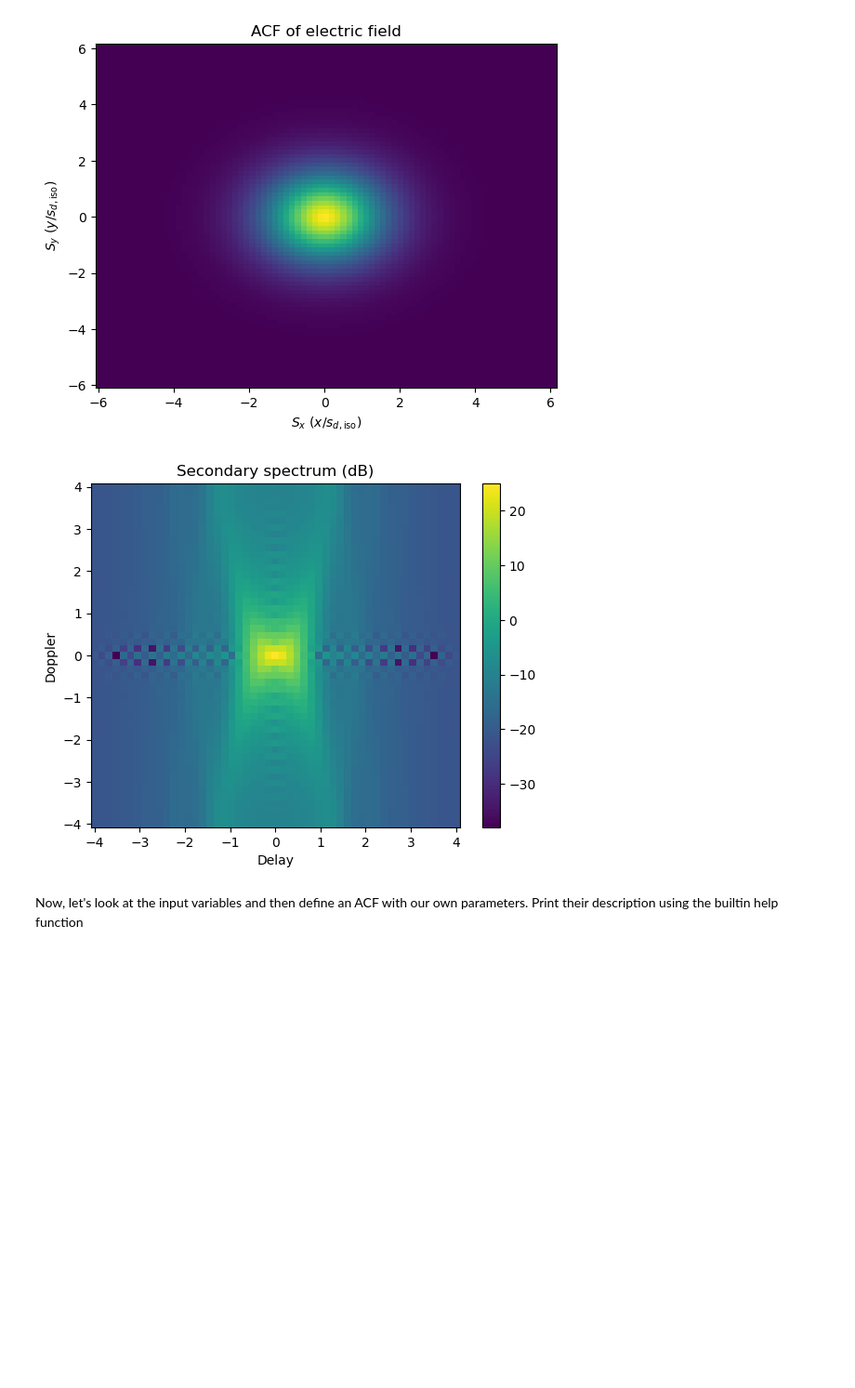
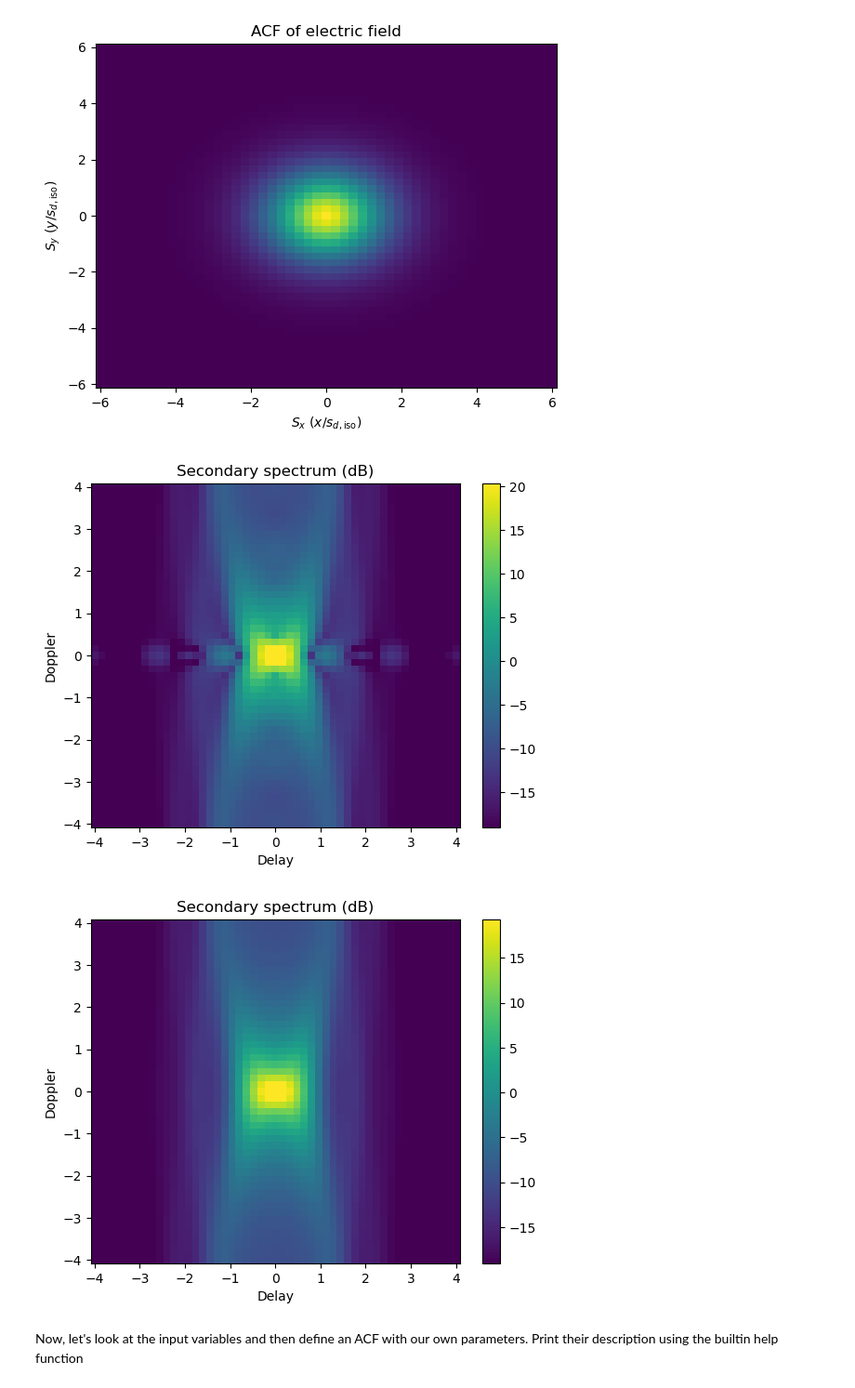
Before and after one commit to danielreardon/scintools, a Jupyter notebook: scintools/examples/acf_strong_scintillation.ipynb, the cells around one changed output. Shown at 93% size. Cells and saved outputs as stored; diff of their text form; code cells hidden in the pictures; blank space fills up the shorter version.

Commit message:
refactored window function and applied window to ACF prior to computing secondary spectrum

```diff
--- a/scintools/examples/acf_strong_scintillation.ipynb
+++ b/scintools/examples/acf_strong_scintillation.ipynb
@@ -22,10 +22,15 @@ acf_obj.plot_acf_efield()
 # %% [output]
 [figure]
 # %%
-# Plot the secondary spectrum
+# Plot the secondary spectrum.
 acf_obj.plot_sspec()
+# Note that a Hanning window has been applied before computing the power spectrum.
+# The window and window size can be adjusted with the input parameters:
+acf_obj.calc_sspec(window='hanning', window_frac=1.0)
+acf_obj.plot_sspec()
 # %% [output]
-[figure, old version]
+[figure, new version]
+[figure, added]
 # %% [markdown]
 Now, let's look at the input variables and then define an ACF with our own parameters. Print their description using the builtin help function
 # %%
```
Also changed, not shown: parts of 1 cell of this notebook, 3 other files.
